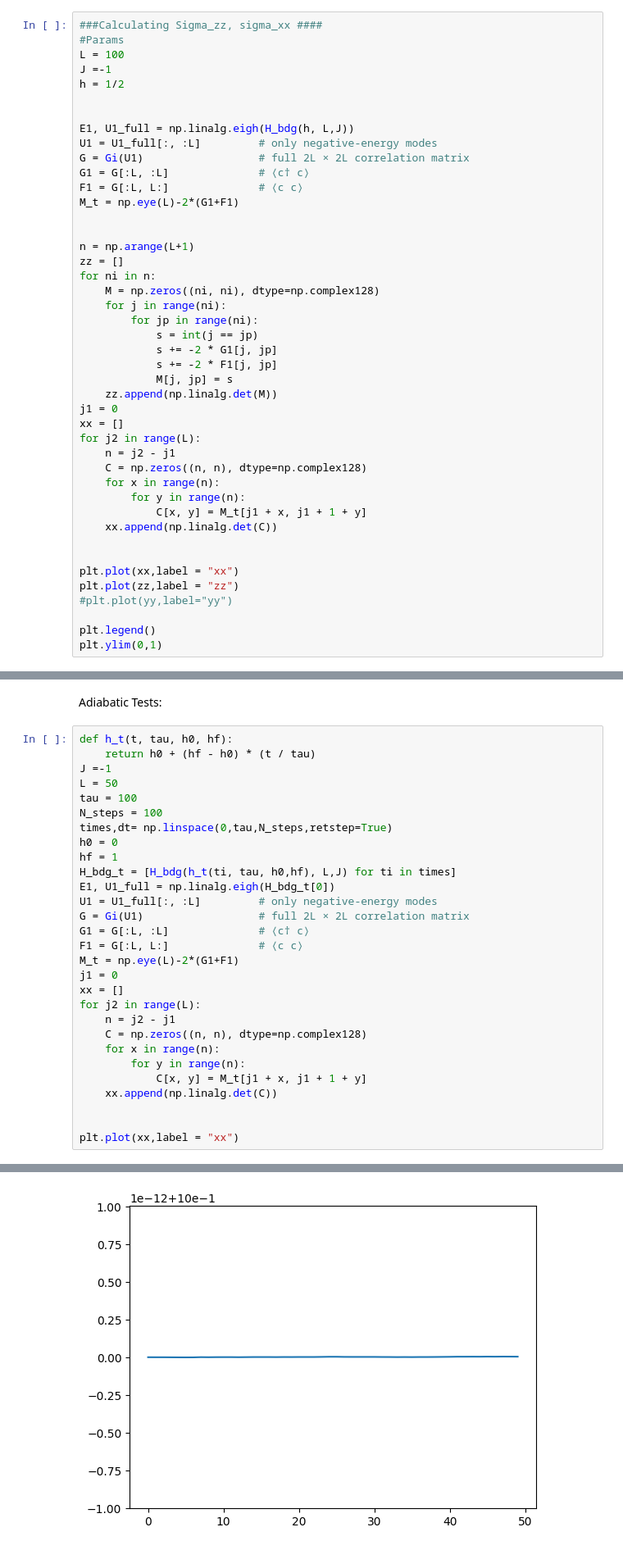
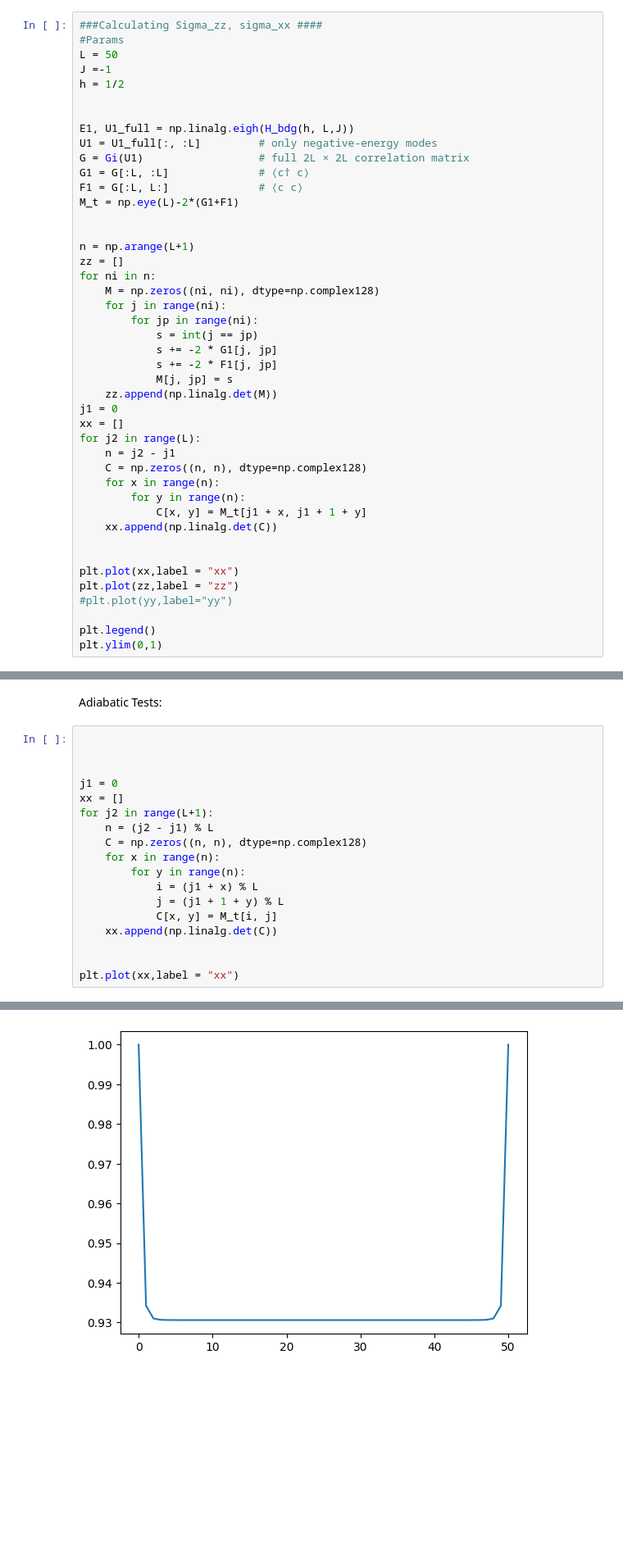
Before and after one commit to KristianMunnikhuis/subsystem_loschmidt_echo, a Jupyter notebook: scripts/mutual_info/exact_diag/TFIM_ground_state.ipynb, the cells around one changed output, grey strips where cells are left out. Shown at 82% size. Cells and saved outputs as stored; diff of their text form; blank space fills up the shorter version.

```diff
--- a/scripts/mutual_info/exact_diag/TFIM_ground_state.ipynb
+++ b/scripts/mutual_info/exact_diag/TFIM_ground_state.ipynb
@@ -58,7 +61,7 @@ def H_bdg(h, L, J):
 # %%
 ###Calculating Sigma_zz, sigma_xx ####
 #Params
-L = 100
+L = 50
 J =-1
 h = 1/2
 
@@ -105,37 +108,26 @@ plt.ylim(0,1)
 # %% [markdown]
 Adiabatic Tests:
 # %%
-def h_t(t, tau, h0, hf):
-    return h0 + (hf - h0) * (t / tau)
-J =-1
-L = 50
-tau = 100
-N_steps = 100
-times,dt= np.linspace(0,tau,N_steps,retstep=True)
-h0 = 0
-hf = 1
-H_bdg_t = [H_bdg(h_t(ti, tau, h0,hf), L,J) for ti in times]
-E1, U1_full = np.linalg.eigh(H_bdg_t[0])
-U1 = U1_full[:, :L]         # only negative-energy modes
-G = Gi(U1)                  # full 2L × 2L correlation matrix
-G1 = G[:L, :L]              # ⟨c† c⟩
-F1 = G[:L, L:]              # ⟨c c⟩
-M_t = np.eye(L)-2*(G1+F1)
+
+
+
 j1 = 0
 xx = []
-for j2 in range(L):
-    n = j2 - j1
+for j2 in range(L+1):
+    n = (j2 - j1) % L
     C = np.zeros((n, n), dtype=np.complex128)
     for x in range(n):
         for y in range(n):
-            C[x, y] = M_t[j1 + x, j1 + 1 + y]
+            i = (j1 + x) % L
+            j = (j1 + 1 + y) % L
+            C[x, y] = M_t[i, j]
     xx.append(np.linalg.det(C))
 
 
 plt.plot(xx,label = "xx")
 # %% [output]
 [<matplotlib.lines.Line2D at 0x...>]
-[figure, old version]
+[figure, new version]
 # %%
 pt = np.asarray(U1_full, dtype=np.complex128)
 T = H_bdg_t
```
Also changed, not shown: parts of 16 cells of this notebook, 1 other file.
